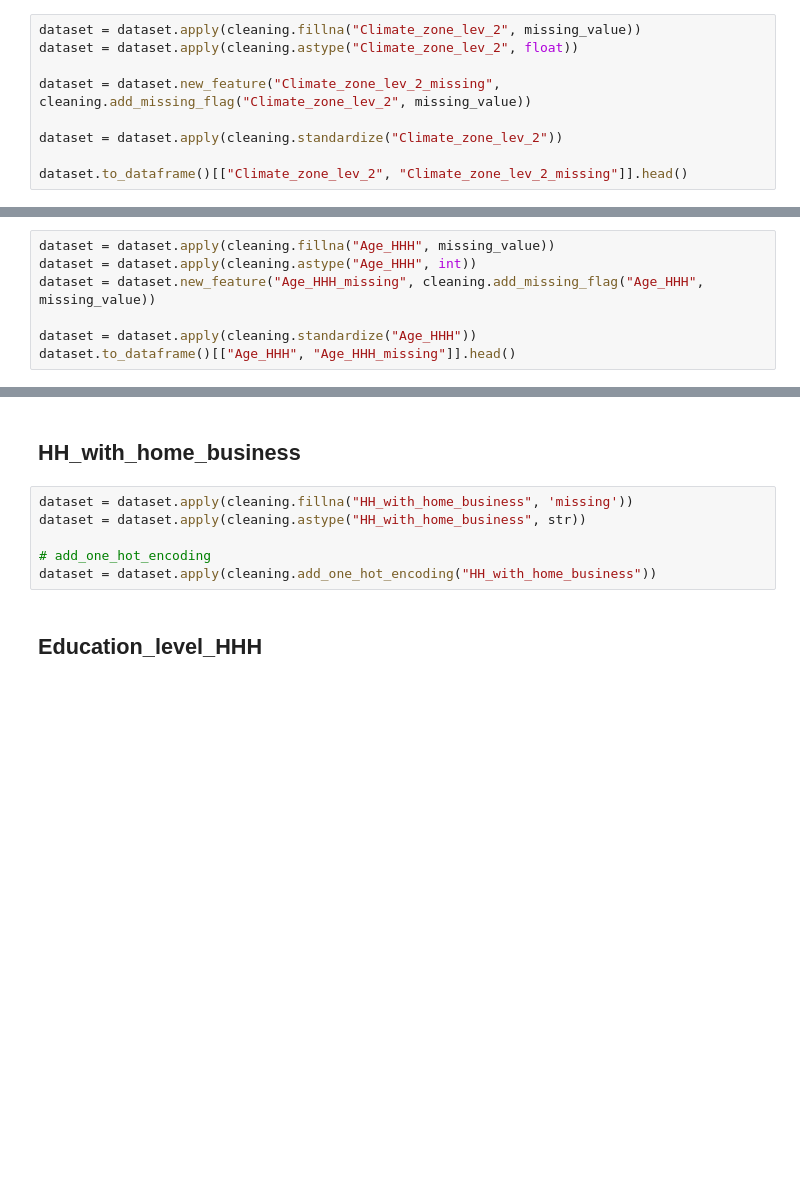
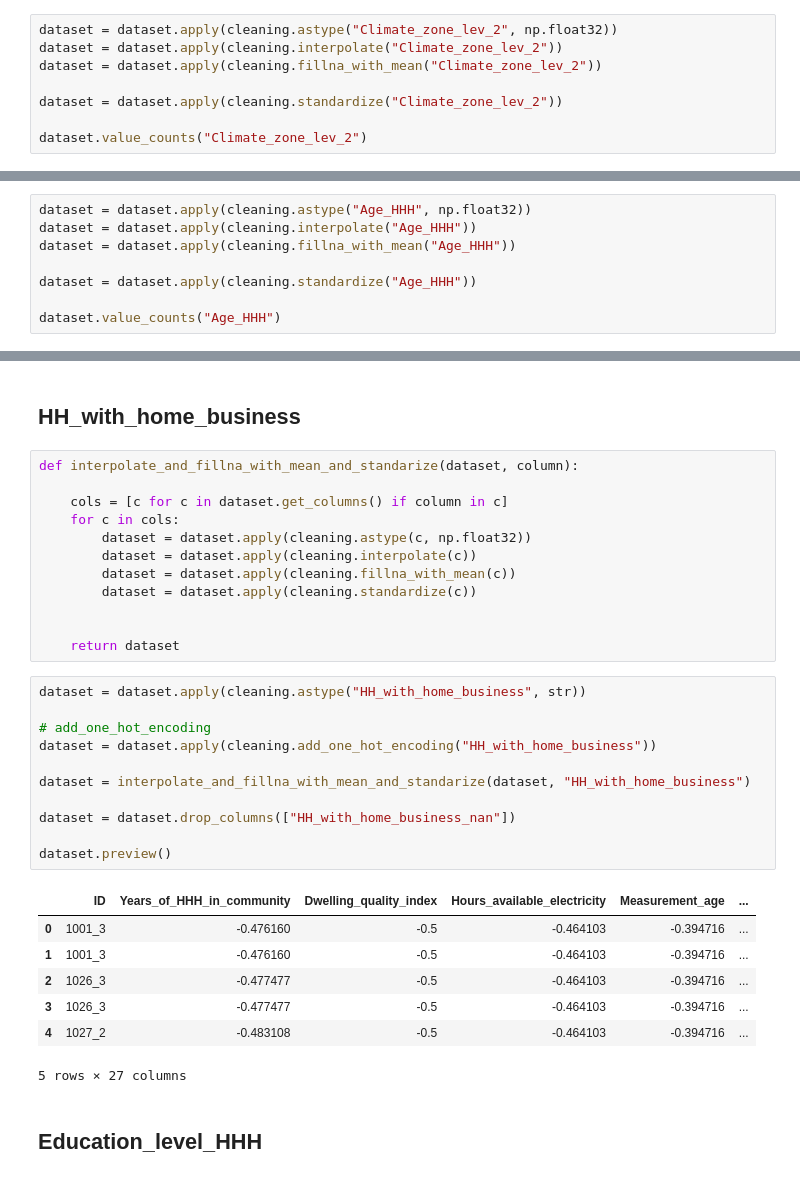
Before and after one commit to SESAM-Polimi/offgrid-demand-estimation, a Jupyter notebook: data-cleaning.ipynb, the cells around one changed output, grey strips where cells are left out. Drawn from its saved outputs; the diff is of its cells as text; blank space fills up the shorter version.

```diff
--- a/data-cleaning.ipynb
+++ b/data-cleaning.ipynb
@@ -143,12 +216,11 @@ dataset.to_dataframe()[["Climate_zone_lev_1", "Climate_zone_lev_1_missing"]].hea
 # %% [markdown]
 ## Climate_zone_lev_2
 # %%
-dataset = dataset.apply(cleaning.fillna("Climate_zone_lev_2", missing_value))
-dataset = dataset.apply(cleaning.astype("Climate_zone_lev_2", float))
-
-dataset = dataset.new_feature("Climate_zone_lev_2_missing", cleaning.add_missing_flag("Climate_zone_lev_2", missing_value))
+dataset = dataset.apply(cleaning.astype("Climate_zone_lev_2", np.float32))
+dataset = dataset.apply(cleaning.interpolate("Climate_zone_lev_2"))
+dataset = dataset.apply(cleaning.fillna_with_mean("Climate_zone_lev_2"))
 
 dataset = dataset.apply(cleaning.standardize("Climate_zone_lev_2"))
 
-dataset.to_dataframe()[["Climate_zone_lev_2", "Climate_zone_lev_2_missing"]].head()
+dataset.value_counts("Climate_zone_lev_2")
 # %% [output]
@@ -161,10 +240,11 @@ dataset.to_dataframe()[["Climate_zone_lev_2", "Climate_zone_lev_2_missing"]].hea
 # %% [markdown]
 ## Age_HHH
 # %%
-dataset = dataset.apply(cleaning.fillna("Age_HHH", missing_value))
-dataset = dataset.apply(cleaning.astype("Age_HHH", int))
-dataset = dataset.new_feature("Age_HHH_missing", cleaning.add_missing_flag("Age_HHH", missing_value))
+dataset = dataset.apply(cleaning.astype("Age_HHH", np.float32))
+dataset = dataset.apply(cleaning.interpolate("Age_HHH"))
+dataset = dataset.apply(cleaning.fillna_with_mean("Age_HHH"))
 
 dataset = dataset.apply(cleaning.standardize("Age_HHH"))
-dataset.to_dataframe()[["Age_HHH", "Age_HHH_missing"]].head()
+
+dataset.value_counts("Age_HHH")
 # %% [output]
@@ -177,11 +264,36 @@ dataset.to_dataframe()[["Age_HHH", "Age_HHH_missing"]].head()
 # %% [markdown]
 ## HH_with_home_business
+# %%
+def interpolate_and_fillna_with_mean_and_standarize(dataset, column):
+
+    cols = [c for c in dataset.get_columns() if column in c]
+    for c in cols:
+        dataset = dataset.apply(cleaning.astype(c, np.float32))
+        dataset = dataset.apply(cleaning.interpolate(c))
+        dataset = dataset.apply(cleaning.fillna_with_mean(c))
+        dataset = dataset.apply(cleaning.standardize(c))
+
+
+    return dataset
 # %%
-dataset = dataset.apply(cleaning.fillna("HH_with_home_business", 'missing'))
 dataset = dataset.apply(cleaning.astype("HH_with_home_business", str))
 
 # add_one_hot_encoding
 dataset = dataset.apply(cleaning.add_one_hot_encoding("HH_with_home_business"))
+
+dataset = interpolate_and_fillna_with_mean_and_standarize(dataset, "HH_with_home_business")
+
+dataset = dataset.drop_columns(["HH_with_home_business_nan"])
+
+dataset.preview()
+# %% [output]
+|  | ID | Years_of_HHH_in_community | Dwelling_quality_index | Hours_available_electricity | Measurement_age | ... |
+| 0 | 1001_3 | -0.476160 | -0.5 | -0.464103 | -0.394716 | ... |
+| 1 | 1001_3 | -0.476160 | -0.5 | -0.464103 | -0.394716 | ... |
+| 2 | 1026_3 | -0.477477 | -0.5 | -0.464103 | -0.394716 | ... |
+| 3 | 1026_3 | -0.477477 | -0.5 | -0.464103 | -0.394716 | ... |
+| 4 | 1027_2 | -0.483108 | -0.5 | -0.464103 | -0.394716 | ... |
+5 rows × 27 columns
 # %% [markdown]
 ## Education_level_HHH
 # %%
```
Also changed, not shown: parts of 21 cells of this notebook, 2 other files.
